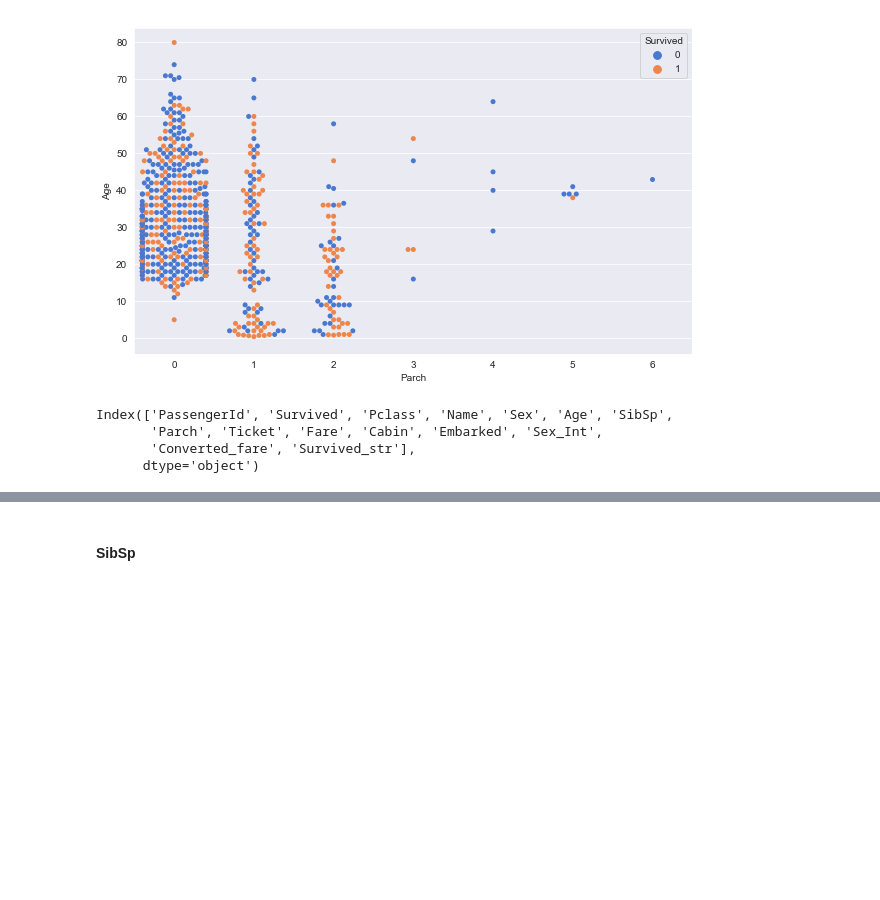
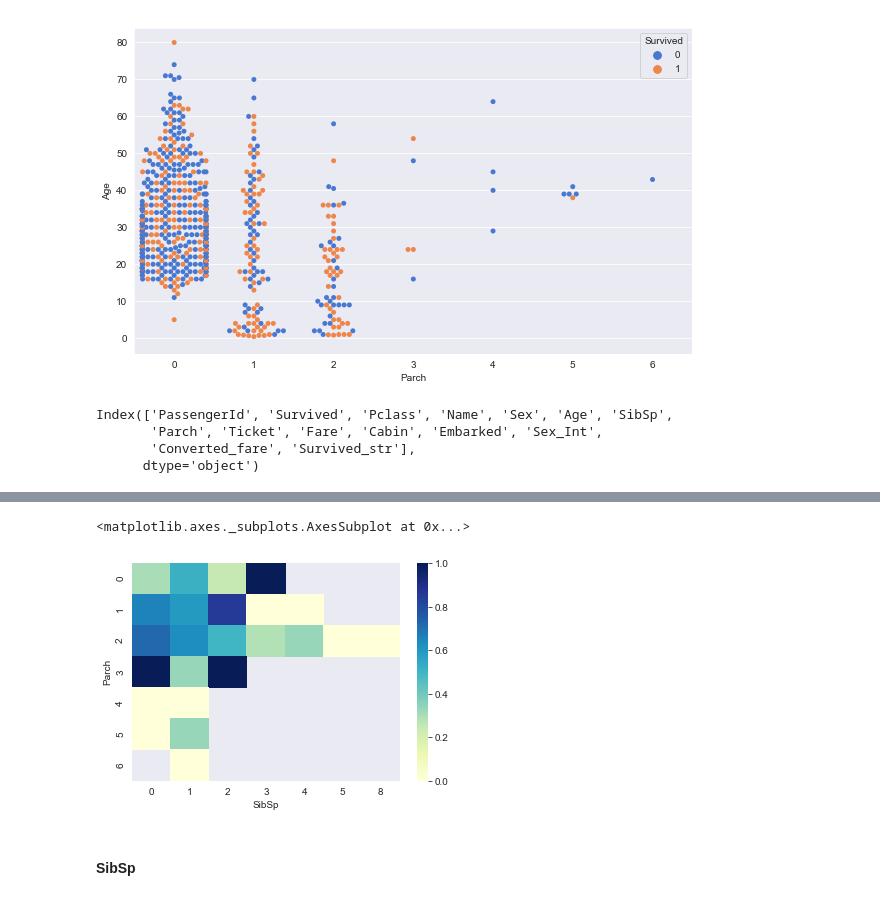
Before and after one commit to air-yan/kaggle_analysis, a Jupyter notebook: EDA on Titanic.ipynb, the cells around one changed output, grey strips where cells are left out. Drawn from its saved outputs; the diff is of its cells as text; code cells hidden in the pictures; blank space fills up the shorter version.

```diff
--- a/EDA on Titanic.ipynb
+++ b/EDA on Titanic.ipynb
@@ -252,3 +260,8 @@ ValueError: Index contains duplicate entries, cannot reshape
+# %%
+sns.heatmap(df_EDA.pivot_table(index='Parch', columns='SibSp',values="Survived",aggfunc='mean'),cmap='YlGnBu')
+# %% [output]
+<matplotlib.axes._subplots.AxesSubplot at 0x...>
+[figure, added]
 # %% [markdown]
 #### SibSp
 # %%
```
Also changed, not shown: parts of 1 cell of this notebook.
